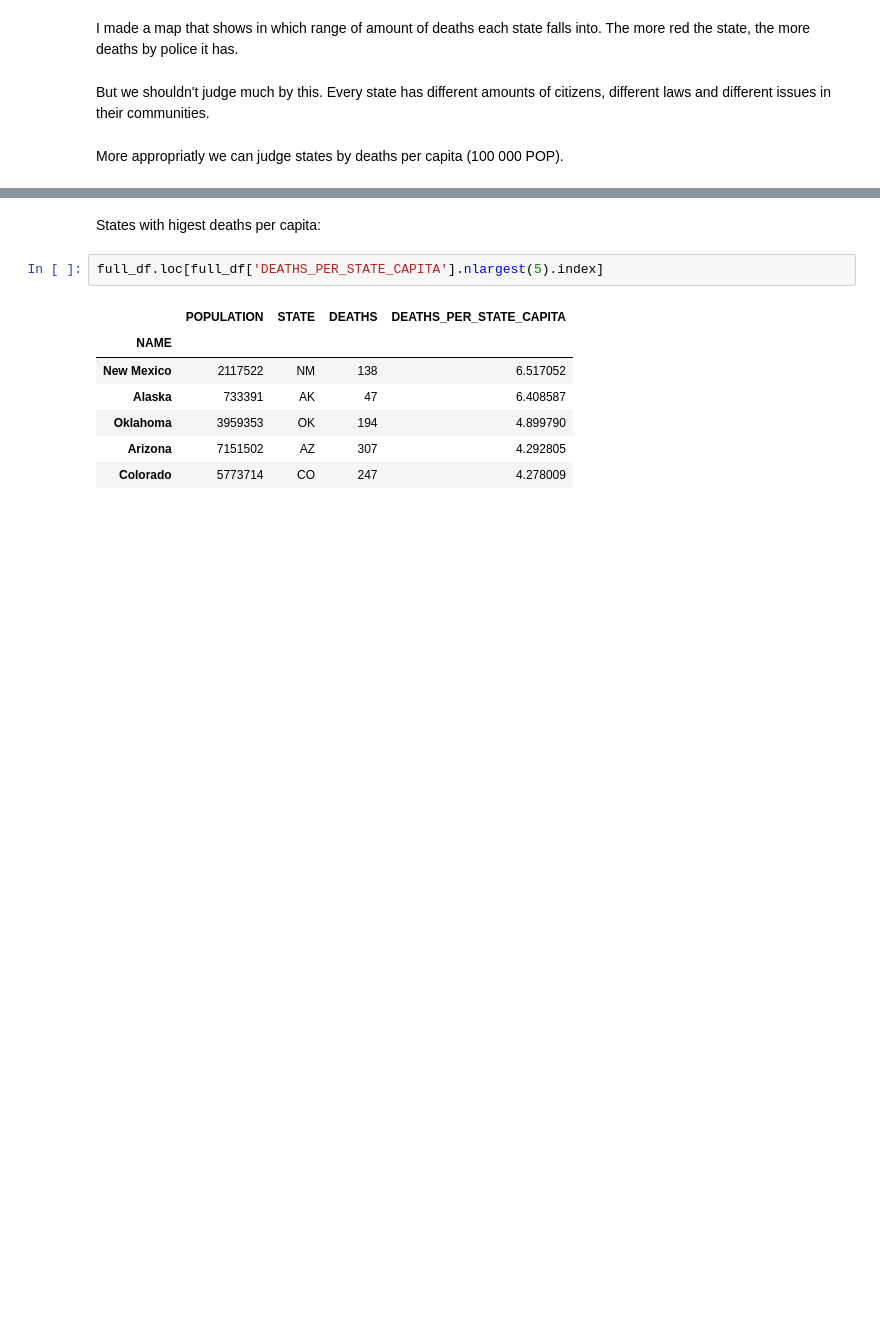
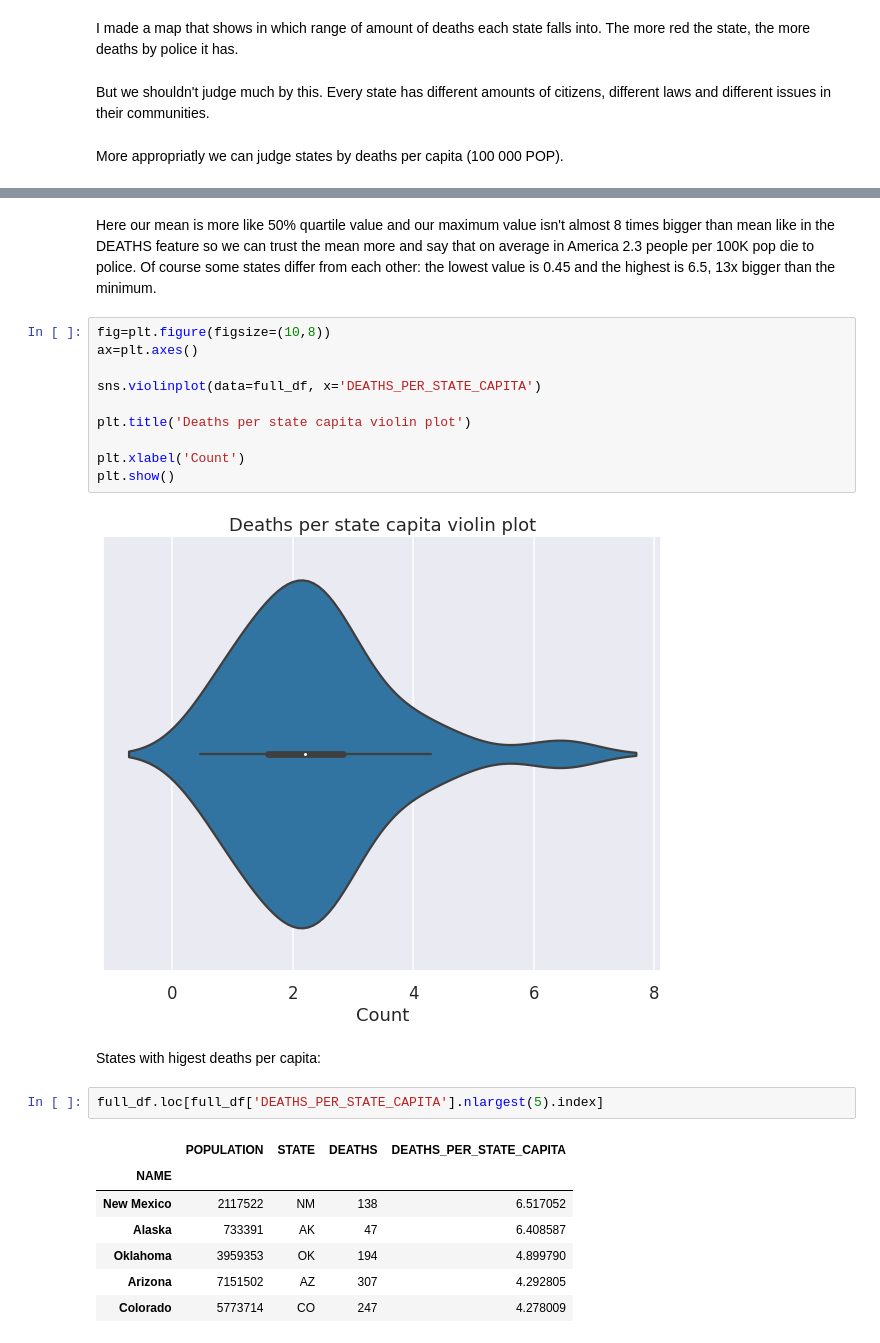
Before and after one commit to NerijusSh/data-police-shootings, a Jupyter notebook: 141.ipynb, the cells around one changed output, grey strips where cells are left out. Drawn from its saved outputs; the diff is of its cells as text; blank space fills up the shorter version.

```diff
--- a/141.ipynb
+++ b/141.ipynb
@@ -967,3 +960,17 @@ More appropriatly we can judge states by deaths per capita (100 000 POP).
+# %% [markdown]
+Here our mean is more like 50% quartile value and our maximum value isn't almost 8 times bigger than mean like in the DEATHS feature so we can trust the mean more and say that on average in America 2.3 people per 100K pop die to police. Of course some states differ from each other: the lowest value is 0.45 and the highest is 6.5, 13x bigger than the minimum.
+# %%
+fig=plt.figure(figsize=(10,8))
+ax=plt.axes()
+
+sns.violinplot(data=full_df, x='DEATHS_PER_STATE_CAPITA')
+
+plt.title('Deaths per state capita violin plot')
+
+plt.xlabel('Count')
+plt.show()
+# %% [output]
+[figure, added]
 # %% [markdown]
 States with higest deaths per capita:
 # %%
```
Also changed, not shown: parts of 51 cells of this notebook.
